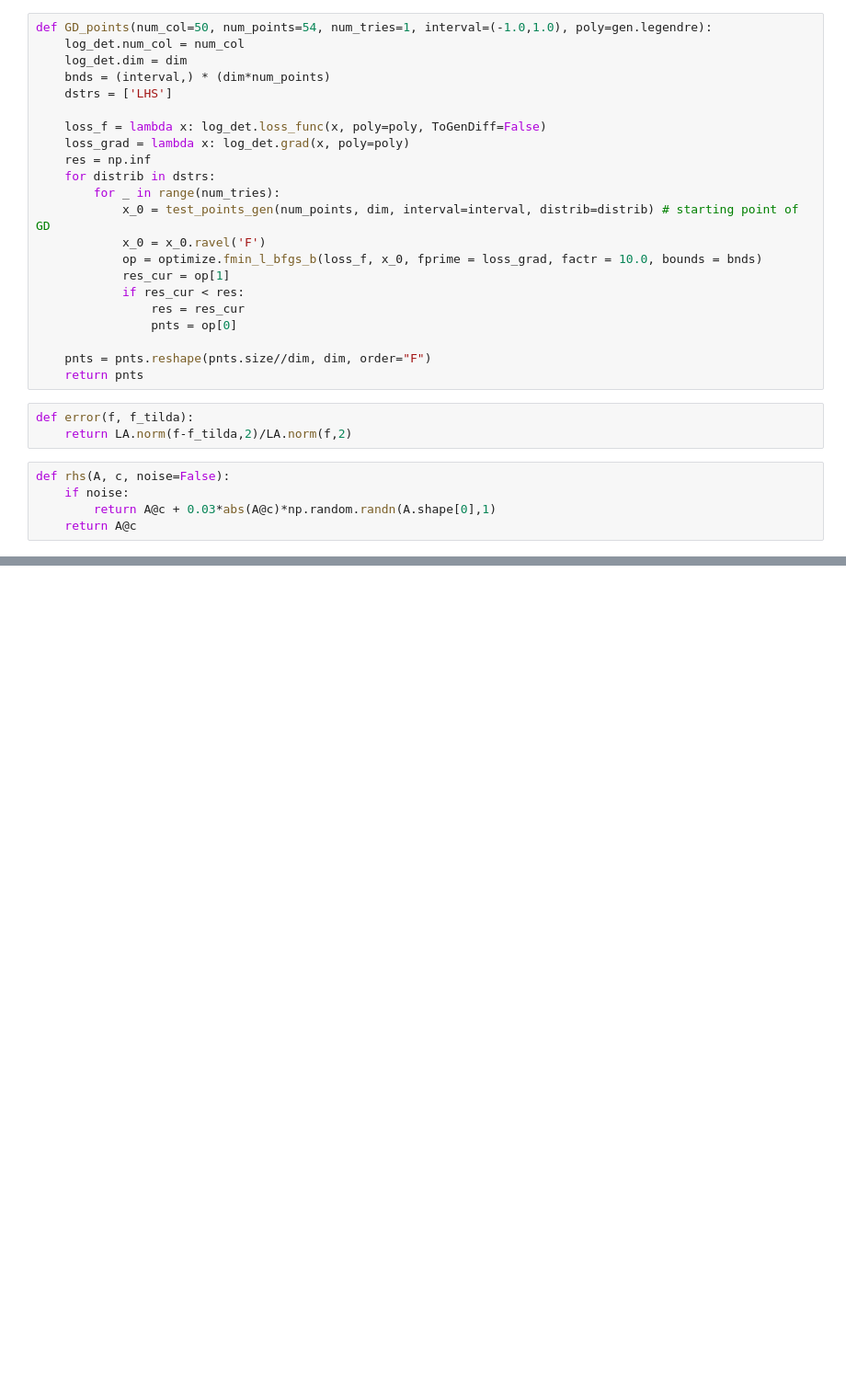
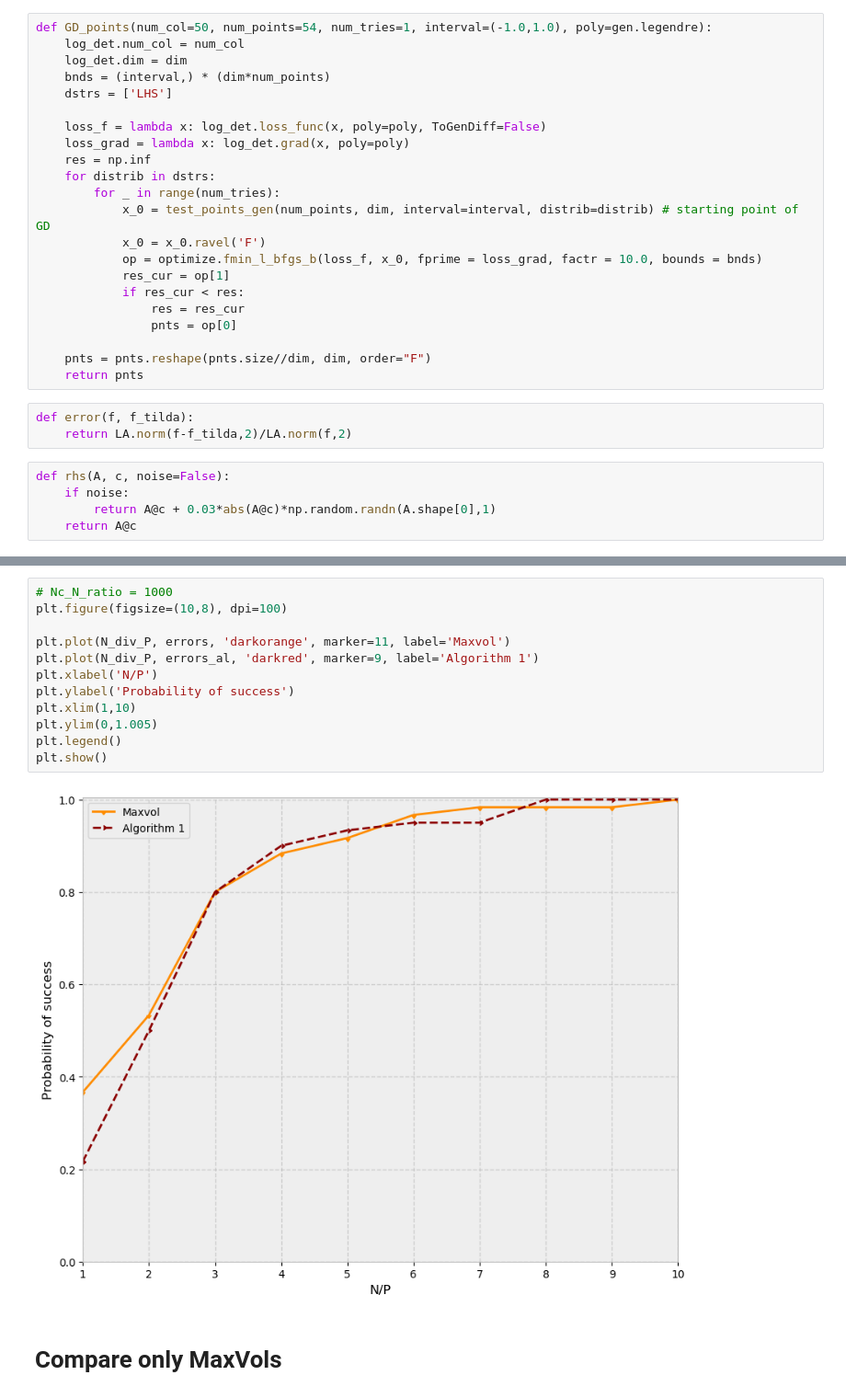
Before and after one commit to glkarpov/wmaxvol, a Jupyter notebook: Doostan_paper.ipynb, the cells around one changed output, grey strips where cells are left out. Shown at 92% size. Saved outputs shown, nothing was run; the diff lists cells and outputs as text; blank space fills up the shorter version.

```diff
--- a/Doostan_paper.ipynb
+++ b/Doostan_paper.ipynb
@@ -203,0 +208,16 @@ plt.show()
+# %%
+# Nc_N_ratio = 1000
+plt.figure(figsize=(10,8), dpi=100)
+
+plt.plot(N_div_P, errors, 'darkorange', marker=11, label='Maxvol')
+plt.plot(N_div_P, errors_al, 'darkred', marker=9, label='Algorithm 1')
+plt.xlabel('N/P')
+plt.ylabel('Probability of success')
+plt.xlim(1,10)
+plt.ylim(0,1.005)
+plt.legend()
+plt.show()
+# %% [output]
+[figure, added]
+# %% [markdown]
+# Compare only MaxVols
```
Also changed, not shown: parts of 4 cells of this notebook.
